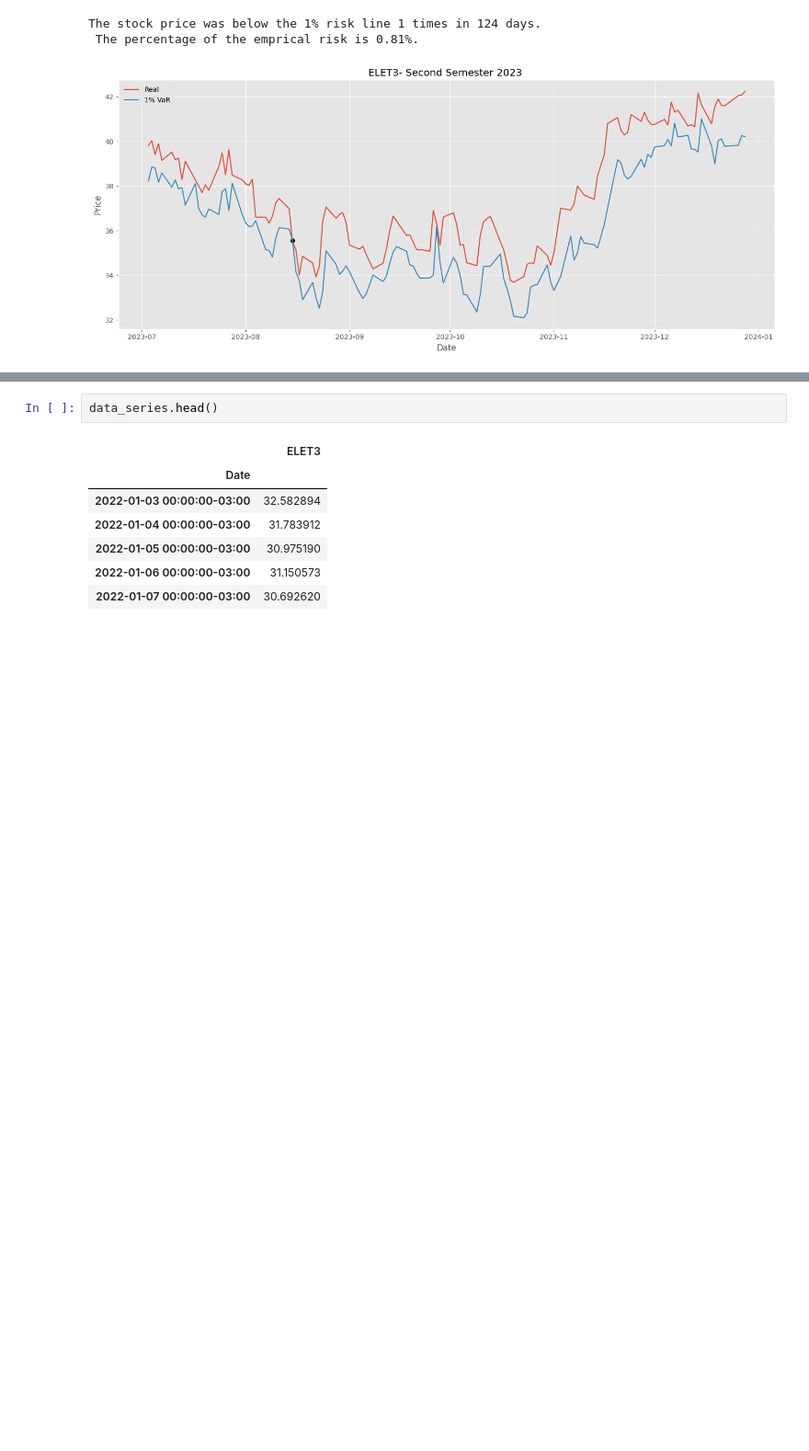
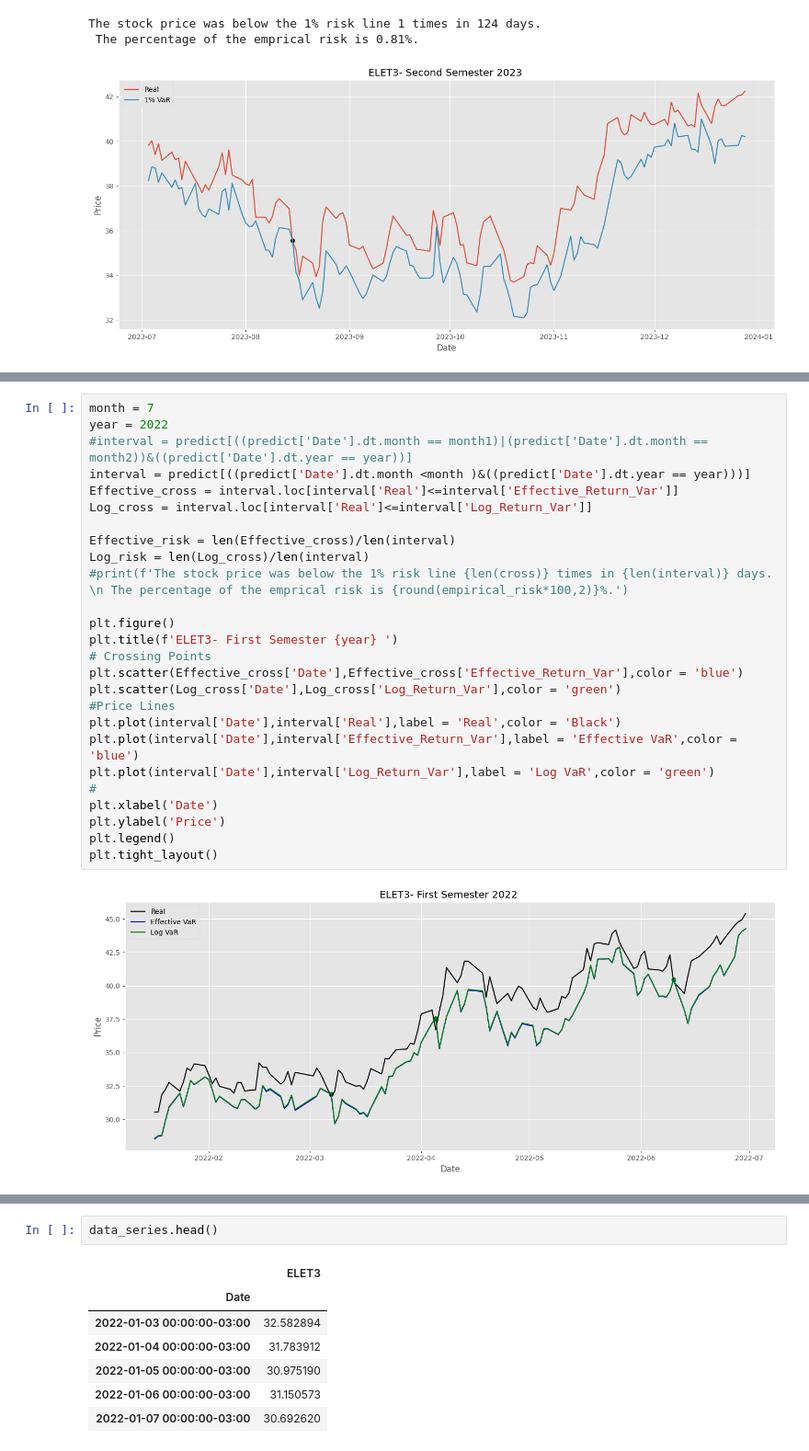
Before and after one commit to IsraelFPM/Risk-Analysis, a Jupyter notebook: ValueAtRisk.ipynb, the cells around one changed output, grey strips where cells are left out. Shown at 92% size. Drawn from its saved outputs; the diff is of its cells as text; blank space fills up the shorter version.

```diff
--- a/ValueAtRisk.ipynb
+++ b/ValueAtRisk.ipynb
@@ -656,0 +742,28 @@ The stock price was below the 1% risk line 1 times in 124 days.
+# %%
+month = 7
+year = 2022
+#interval = predict[((predict['Date'].dt.month == month1)|(predict['Date'].dt.month == month2))&((predict['Date'].dt.year == year))]
+interval = predict[((predict['Date'].dt.month <month )&((predict['Date'].dt.year == year)))]
+Effective_cross = interval.loc[interval['Real']<=interval['Effective_Return_Var']]
+Log_cross = interval.loc[interval['Real']<=interval['Log_Return_Var']]
+
+Effective_risk = len(Effective_cross)/len(interval)
+Log_risk = len(Log_cross)/len(interval)
+#print(f'The stock price was below the 1% risk line {len(cross)} times in {len(interval)} days. \n The percentage of the emprical risk is {round(empirical_risk*100,2)}%.')
+
+plt.figure()
+plt.title(f'ELET3- First Semester {year} ')
+# Crossing Points
+plt.scatter(Effective_cross['Date'],Effective_cross['Effective_Return_Var'],color = 'blue')
+plt.scatter(Log_cross['Date'],Log_cross['Log_Return_Var'],color = 'green')
+#Price Lines
+plt.plot(interval['Date'],interval['Real'],label = 'Real',color = 'Black')
+plt.plot(interval['Date'],interval['Effective_Return_Var'],label = 'Effective VaR',color = 'blue')
+plt.plot(interval['Date'],interval['Log_Return_Var'],label = 'Log VaR',color = 'green')
+#
+plt.xlabel('Date')
+plt.ylabel('Price')
+plt.legend()
+plt.tight_layout()
+# %% [output]
+[figure, added]
```
Also changed, not shown: parts of 12 cells of this notebook.
